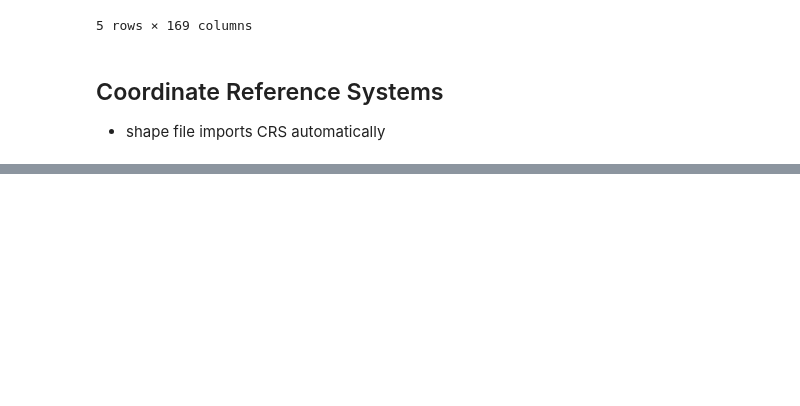
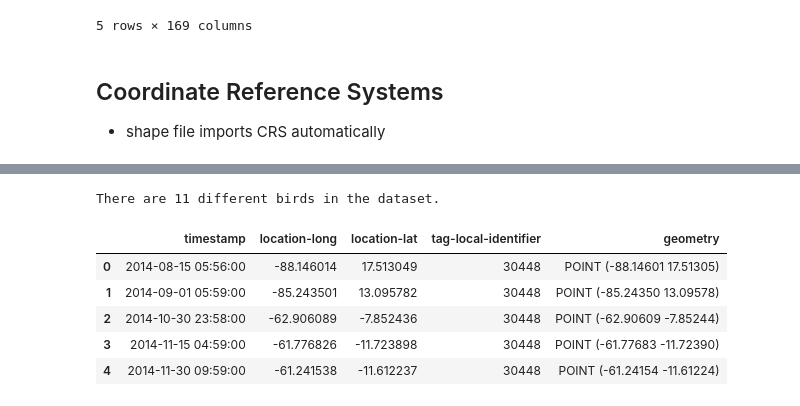
Before and after one commit to Kkhurana007/kaggle_python_practice, a Jupyter notebook: Geopandas.ipynb, the cells around one changed output, grey strips where cells are left out. Drawn from its saved outputs; the diff is of its cells as text; code cells hidden in the pictures; blank space fills up the shorter version.

```diff
--- a/Geopandas.ipynb
+++ b/Geopandas.ipynb
@@ -155,3 +157,6 @@ world.head()
 ## Coordinate Reference Systems
 
 - shape file imports CRS automatically
+# %%
+birds_df = pd.read_csv("purple_martin.csv")
+birds_df.head()
@@ -157,0 +170,16 @@ world.head()
+# %%
+print(f"There are {birds_df['tag-local-identifier'].nunique()} different birds in the dataset.")
+# %% [output]
+There are 11 different birds in the dataset.
+# %%
+birds = gpd.GeoDataFrame(birds_df,
+                         geometry = gpd.points_from_xy(birds_df["location-long"],
+                                                      birds_df['location-lat']))
+birds.head()
+# %% [output]
+|  | timestamp | location-long | location-lat | tag-local-identifier | geometry |
+| 0 | 2014-08-15 05:56:00 | -88.146014 | 17.513049 | 30448 | POINT (-88.14601 17.51305) |
+| 1 | 2014-09-01 05:59:00 | -85.243501 | 13.095782 | 30448 | POINT (-85.24350 13.09578) |
+| 2 | 2014-10-30 23:58:00 | -62.906089 | -7.852436 | 30448 | POINT (-62.90609 -7.85244) |
+| 3 | 2014-11-15 04:59:00 | -61.776826 | -11.723898 | 30448 | POINT (-61.77683 -11.72390) |
+| 4 | 2014-11-30 09:59:00 | -61.241538 | -11.612237 | 30448 | POINT (-61.24154 -11.61224) |
```
Also changed, not shown: parts of 9 cells of this notebook.
